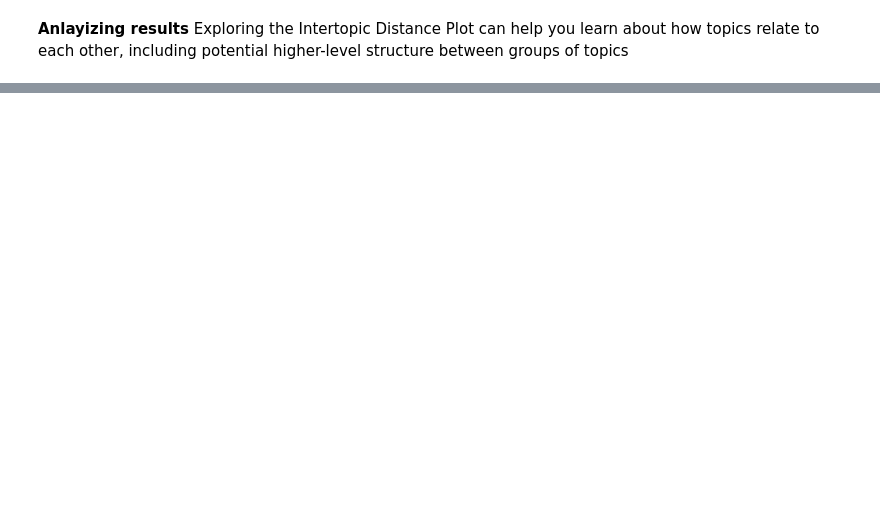
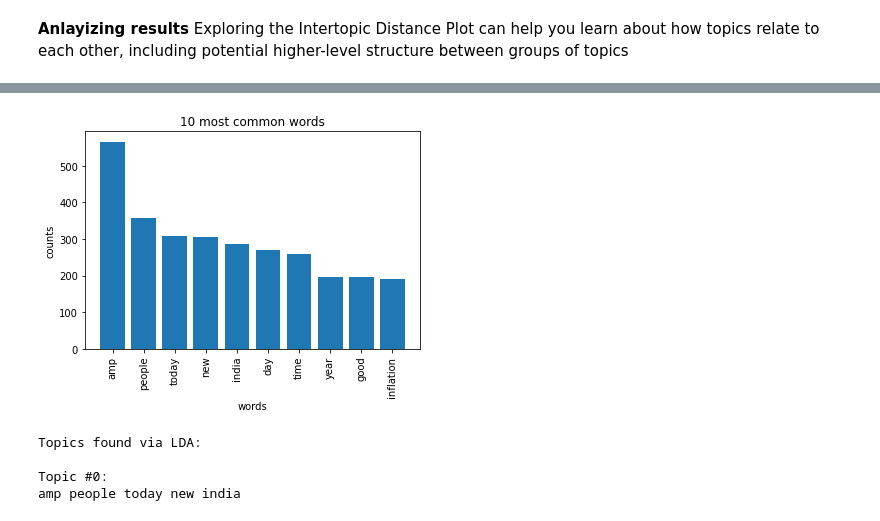
Before and after one commit to Hen0k/Twitter-Data-Analysis, a Jupyter notebook: notebooks/Topic Modeling.ipynb, the cells around one changed output, grey strips where cells are left out. Drawn from its saved outputs; the diff is of its cells as text; code cells hidden in the pictures; blank space fills up the shorter version.

Commit message:
Add topic modeling with sklean but the perplexity is too high

```diff
--- a/notebooks/Topic Modeling.ipynb
+++ b/notebooks/Topic Modeling.ipynb
@@ -199,0 +203,40 @@ topic
+# %%
+from sklearn.feature_extraction.text import CountVectorizer, TfidfVectorizer
+import numpy as np
+def plot_10_most_common_words(count_data, count_vectorizer):
+    import matplotlib.pyplot as plt
+    words = count_vectorizer.get_feature_names()
+    total_counts = np.zeros(len(words))
+    for t in count_data:
+        total_counts+=t.toarray()[0]
+
+    count_dict = (zip(words, total_counts))
+    count_dict = sorted(count_dict, key=lambda x:x[1], reverse=True)[0:10]
+    words = [w[0] for w in count_dict]
+    counts = [w[1] for w in count_dict]
+    x_pos = np.arange(len(words))
+    plt.bar(x_pos, counts,align='center')
+    plt.xticks(x_pos, words, rotation=90)
+    plt.xlabel('words')
+    plt.ylabel('counts')
+    plt.title('10 most common words')
+    plt.show()
+
+
+count_vectorizer = CountVectorizer(
+                                strip_accents = 'unicode',
+                                stop_words = 'english',
+                                lowercase = True,
+                                token_pattern = r'\b[a-zA-Z]{3,}\b',
+                                max_df = 0.5,
+                                min_df = 10
+                                  )
+
+count_data = count_vectorizer.fit_transform(cleaned_df['clean_text'])
+
+tfidf_vectorizer = TfidfVectorizer(**count_vectorizer.get_params())
+dtm_tfidf = tfidf_vectorizer.fit_transform(cleaned_df['clean_text'])
+
+plot_10_most_common_words(count_data, count_vectorizer)
+# %% [output]
+[figure, added]
@@ -199,0 +246,23 @@ topic
+# %%
+from sklearn.decomposition import LatentDirichletAllocation as LDA
+
+def print_topics(model, count_vectorizer, n_top_words):
+    words = count_vectorizer.get_feature_names()
+    for topic_idx, topic in enumerate(model.components_):
+        print("\nTopic #%d:" % topic_idx)
+        print(" ".join([words[i]
+             for i in topic.argsort()[:-n_top_words - 1:-1]]))
+
+number_topics = 1
+number_words = 5
+
+lda = LDA(n_components=number_topics)
+lda.fit(count_data)
+
+print("Topics found via LDA:")
+print_topics(lda, count_vectorizer, number_words)
+# %% [output]
+Topics found via LDA:
+
+Topic #0:
+amp people today new india
```
Also changed, not shown: parts of 22 cells of this notebook, 1 other file.
